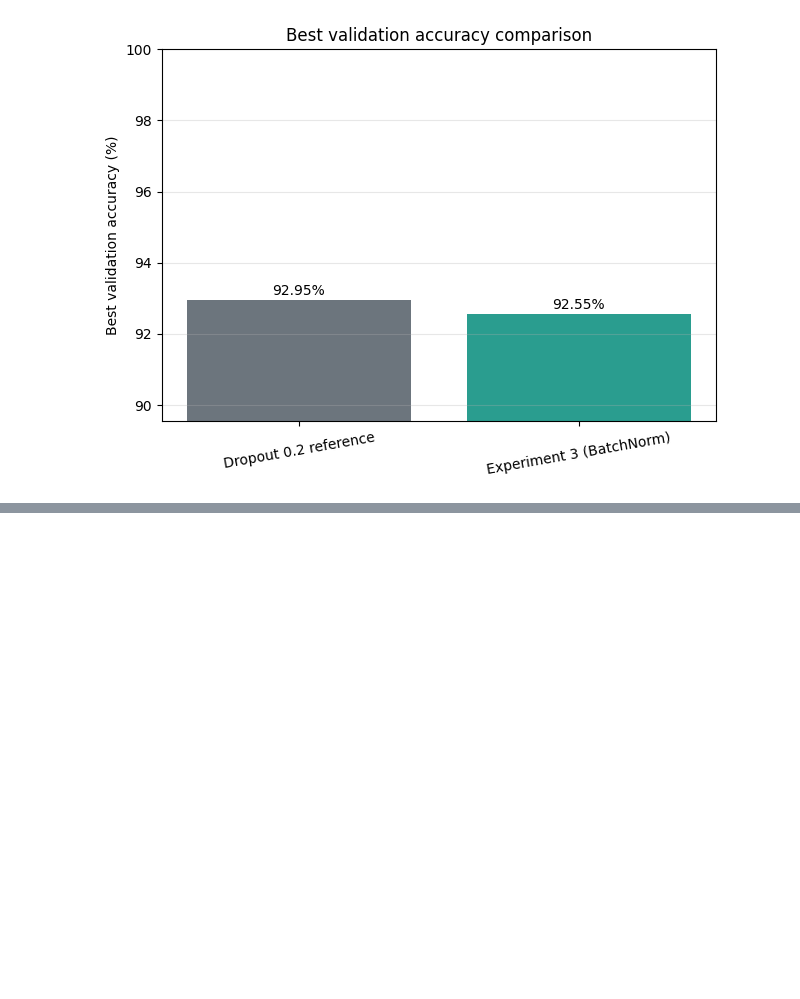
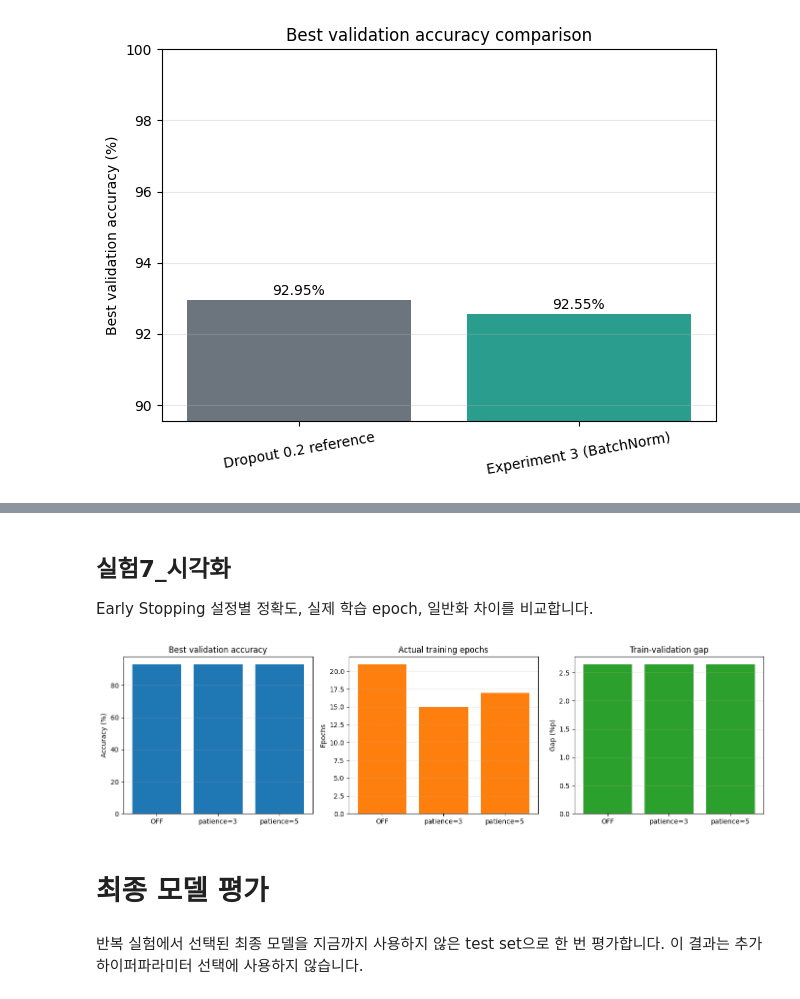
Before and after one commit to Chaehyunli/SKALA, a Jupyter notebook: 0901-0903-머신러닝 및 딥러닝 이해/day2/fashion_mnist_baseline_종합실습용.ipynb, the cells around one changed output, grey strips where cells are left out. Saved outputs shown, nothing was run; the diff lists cells and outputs as text; code cells hidden in the pictures; blank space fills up the shorter version.

```diff
--- a/0901-0903-머신러닝 및 딥러닝 이해/day2/fashion_mnist_baseline_종합실습용.ipynb
+++ b/0901-0903-머신러닝 및 딥러닝 이해/day2/fashion_mnist_baseline_종합실습용.ipynb
@@ -917,0 +1399,14 @@ plot_best_valid_accuracy(batchnorm_results)
+# %%
+patience_candidates = [None, 3, 5]
+early_stopping_results = {}
+
+for patience in patience_candidates:
+    label = "OFF" if patience is None else f"patience={patience}"
+    print(f"\n===== Early Stopping {label} =====")
+    early_stopping_results[label] = run_experiment(
+        name=f"Early Stopping {label}", dropout_rate=0.2,
+        epochs=21, learning_rate=1e-3, seed=42,
+        use_batchnorm=False, hidden_dim=256,
+        activation_name=selected_activation, optimizer_name=selected_optimizer,
+        early_stopping_patience=patience, min_delta=0.001,
+    )
@@ -917,0 +1433,19 @@ plot_best_valid_accuracy(batchnorm_results)
+# %%
+early_stopping_summary=[]
+for label,result in early_stopping_results.items():
+    index=result["best_epoch"]-1; history=result["history"]
+    early_stopping_summary.append({
+        "setting":label,"epochs_ran":result["epochs_ran"],"best_epoch":result["best_epoch"],
+        "accuracy":result["best_valid_accuracy"],"loss":history["valid_loss"][index],
+        "gap":(history["train_accuracy"][index]-history["valid_accuracy"][index])*100,
+    })
+print(f"{'Setting':>12} {'Ran':>5} {'Best':>6} {'Valid acc':>11} {'Valid loss':>11} {'Gap':>9}")
+print("-"*64)
+for row in early_stopping_summary:
+    print(f"{row['setting']:>12} {row['epochs_ran']:>5d} {row['best_epoch']:>6d} {row['accuracy']*100:>10.2f}% {row['loss']:>11.4f} {row['gap']:>8.2f}%p")
+maximum_accuracy=max(row["accuracy"] for row in early_stopping_summary)
+near_best=[row for row in early_stopping_summary if maximum_accuracy-row["accuracy"]<=0.001]
+selected_early_stopping_row=min(near_best,key=lambda row:(row["epochs_ran"],row["loss"]))
+selected_early_stopping=selected_early_stopping_row["setting"]
+selected_early_stopping_result=early_stopping_results[selected_early_stopping]
+print(f"\nSelected early stopping: {selected_early_stopping}")
@@ -917,0 +1487,21 @@ plot_best_valid_accuracy(batchnorm_results)
+# %% [markdown]
+## 실험7_시각화
+
+Early Stopping 설정별 정확도, 실제 학습 epoch, 일반화 차이를 비교합니다.
+# %%
+names=[row["setting"] for row in early_stopping_summary]
+fig,axes=plt.subplots(1,3,figsize=(14,4))
+axes[0].bar(names,[row["accuracy"]*100 for row in early_stopping_summary])
+axes[0].set(title="Best validation accuracy",ylabel="Accuracy (%)")
+axes[1].bar(names,[row["epochs_ran"] for row in early_stopping_summary],color="tab:orange")
+axes[1].set(title="Actual training epochs",ylabel="Epochs")
+axes[2].bar(names,[row["gap"] for row in early_stopping_summary],color="tab:green")
+axes[2].set(title="Train-validation gap",ylabel="Gap (%p)")
+for axis in axes: axis.grid(axis="y",alpha=0.3)
+plt.tight_layout(); plt.show()
+# %% [output]
+[figure, added]
+# %% [markdown]
+# 최종 모델 평가
+# %% [markdown]
+반복 실험에서 선택된 최종 모델을 지금까지 사용하지 않은 test set으로 한 번 평가합니다. 이 결과는 추가 하이퍼파라미터 선택에 사용하지 않습니다.
```
Also changed, not shown: parts of 49 cells of this notebook.
